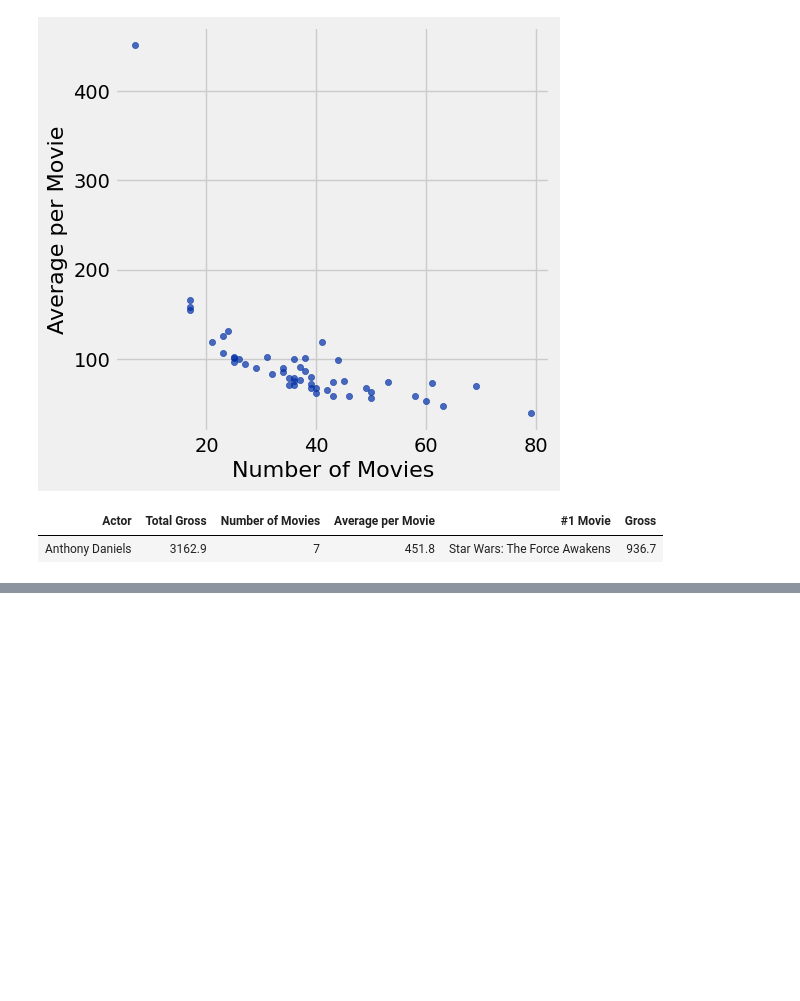
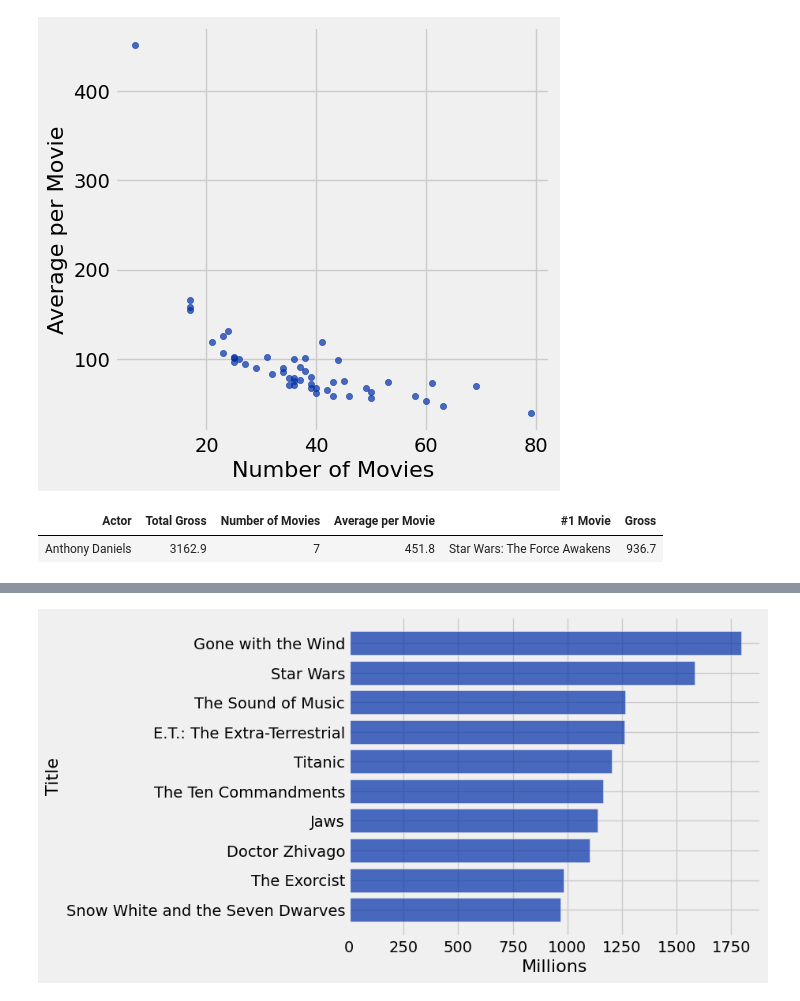
Before and after one commit to lochnes-007/Data8, a Jupyter notebook: 07-Charts.ipynb, the cells around one changed output, grey strips where cells are left out. Saved outputs shown, nothing was run; the diff lists cells and outputs as text; code cells hidden in the pictures; blank space fills up the shorter version.

```diff
--- a/07-Charts.ipynb
+++ b/07-Charts.ipynb
@@ -166,0 +220,4 @@ actors.sort("Average per Movie", descending=True).take(0)
+# %%
+top_10_adjusted.barh("Title", "Millions")
+# %% [output]
+[figure, added]
```
Also changed, not shown: parts of 4 cells of this notebook.
